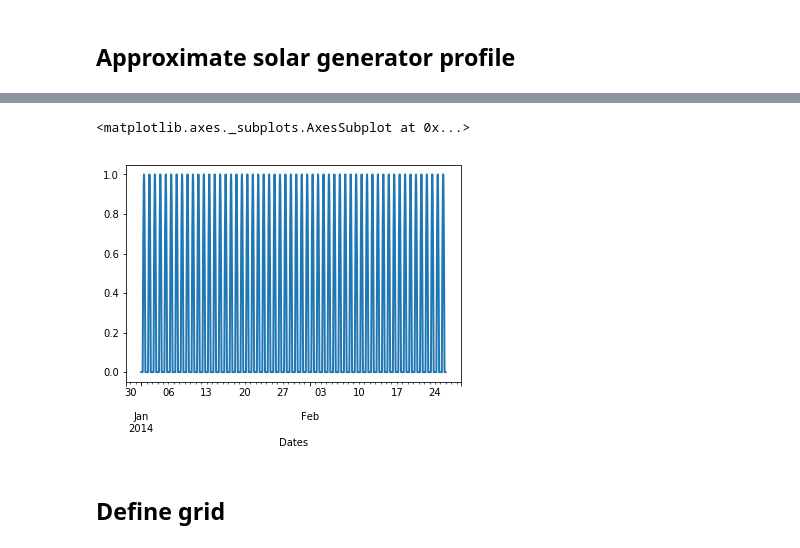
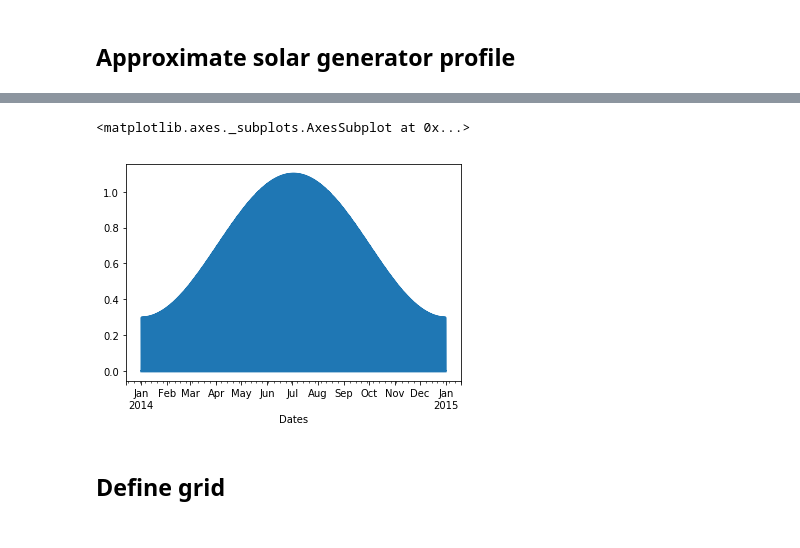
Before and after one commit to cvxgrp/cvxpower, a Jupyter notebook: examples/CaliforniaSolarEnergy.ipynb, the cells around one changed output, grey strips where cells are left out. Cells and saved outputs as stored; diff of their text form; code cells hidden in the pictures.

```diff
--- a/examples/CaliforniaSolarEnergy.ipynb
+++ b/examples/CaliforniaSolarEnergy.ipynb
@@ -53,8 +53,8 @@ plt.legend()
 # %% [markdown]
 ## Approximate solar generator profile
 # %%
-T = 24 * 7 * 8
+T = 24 * 365 #24 * 7 * 4
 timedeltas = (norcal.index[:T] - pd.datetime(2014,1,1))
 seconds = pd.Series(index=norcal.index[:T],
                     data=pd.to_datetime(np.array(timedeltas)).astype(int)*1E-9)
-seconds.plot()
+#seconds.plot()
@@ -64,10 +61,17 @@ seconds.plot()
+# %%
+annual_profile = (.3 + pd.Series(index = norcal[:T].index, data=
+          np.maximum(np.cos(2 * np.pi * seconds / (24*3600*365)  + np.pi) + 1.,0.))/2.5)
+#annual_profile.plot()
 # %%
 power_max_profile = pd.Series(index = norcal[:T].index,
                               data=np.maximum(np.cos(2 * np.pi * seconds / (24*3600)  + np.pi),0.))
+
+power_max_profile *= annual_profile
+
 power_max_profile.plot()
 # %% [output]
 <matplotlib.axes._subplots.AxesSubplot at 0x...>
-[figure, old version]
+[figure, new version]
 # %% [markdown]
 ## Define grid
 # %% [markdown]
```
Also changed, not shown: parts of 10 cells of this notebook.
